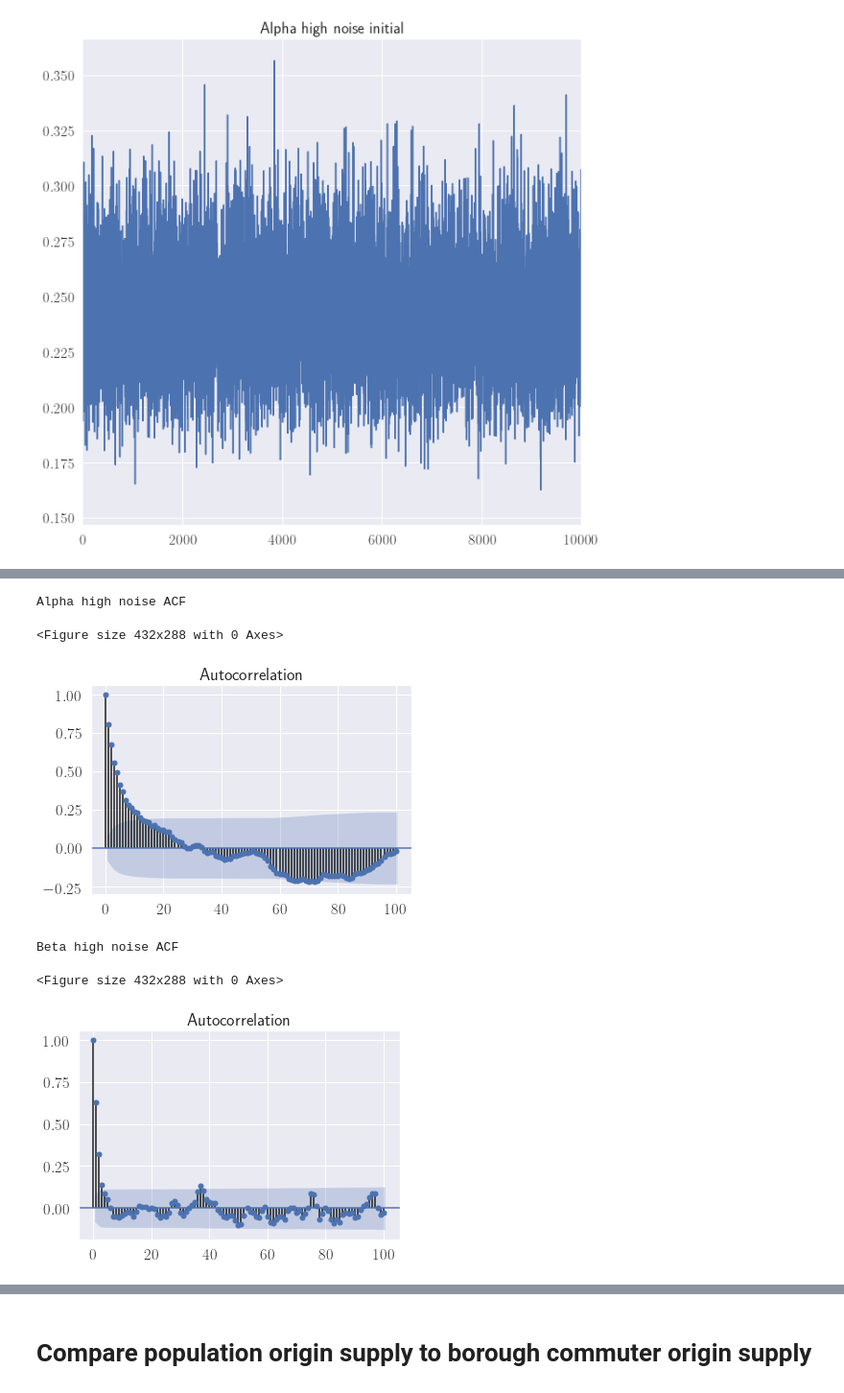
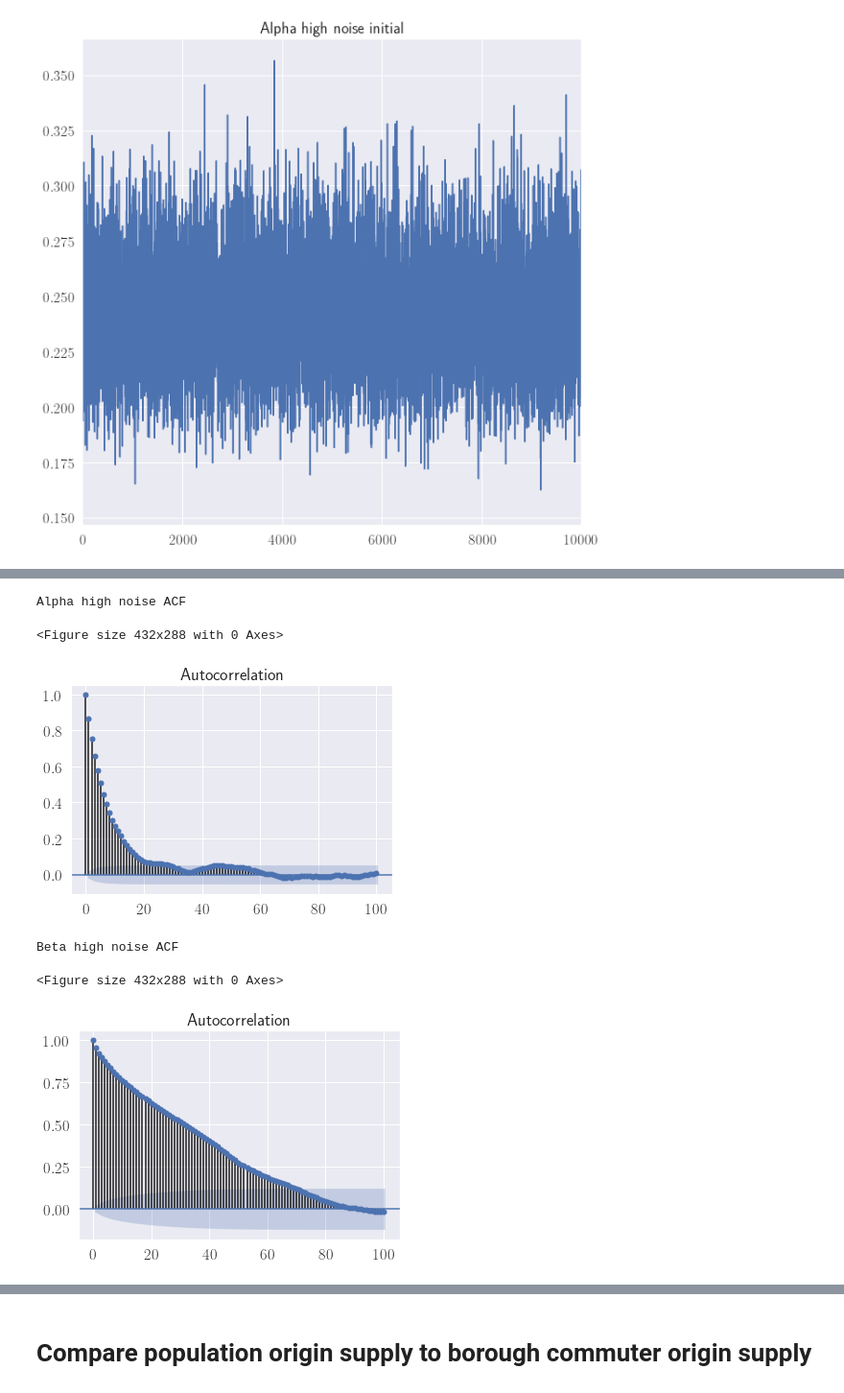
Before and after one commit to YannisZa/stochastic-travel-demand-modelling, a Jupyter notebook: notebooks/commuter_data_sandbox.ipynb, the cells around one changed output, grey strips where cells are left out. Shown: that part at 96% size. Saved outputs shown, nothing was run; the diff lists cells and outputs as text; code cells hidden in the pictures.

```diff
--- a/notebooks/commuter_data_sandbox.ipynb
+++ b/notebooks/commuter_data_sandbox.ipynb
@@ -606,7 +606,7 @@ if low_save:
 # %%
 # Select starting point
 mcmc_start = 10000
-last_iteration = mcmc_start + 600
+last_iteration = mcmc_start + 10000
 # Choose whether to save plots
 high_save = False
 # %%
@@ -786,19 +786,19 @@ plt.xlim([0,10000])
 # %%
 plt.figure(0)
 print('Alpha high noise ACF')
 sm.graphics.tsa.plot_acf(high_samples[:,0], lags=100)
 plt.show()
 
 plt.figure(1)
 print('Beta high noise ACF')
-sm.graphics.tsa.plot_acf(high_samples[:, 1][high_samples[:, 1]<0.75], lags=100)
+sm.graphics.tsa.plot_acf(high_samples[:, 1], lags=100)
 plt.show()
 # %% [output]
 Alpha high noise ACF
 <Figure size 432x288 with 0 Axes>
-[figure, old version]
+[figure, new version]
 Beta high noise ACF
 <Figure size 432x288 with 0 Axes>
-[figure, old version]
+[figure, new version]
 # %%
 # Define number of steps to skip based on ACF
```
Also changed, not shown: parts of 16 cells of this notebook, 2 other files.
